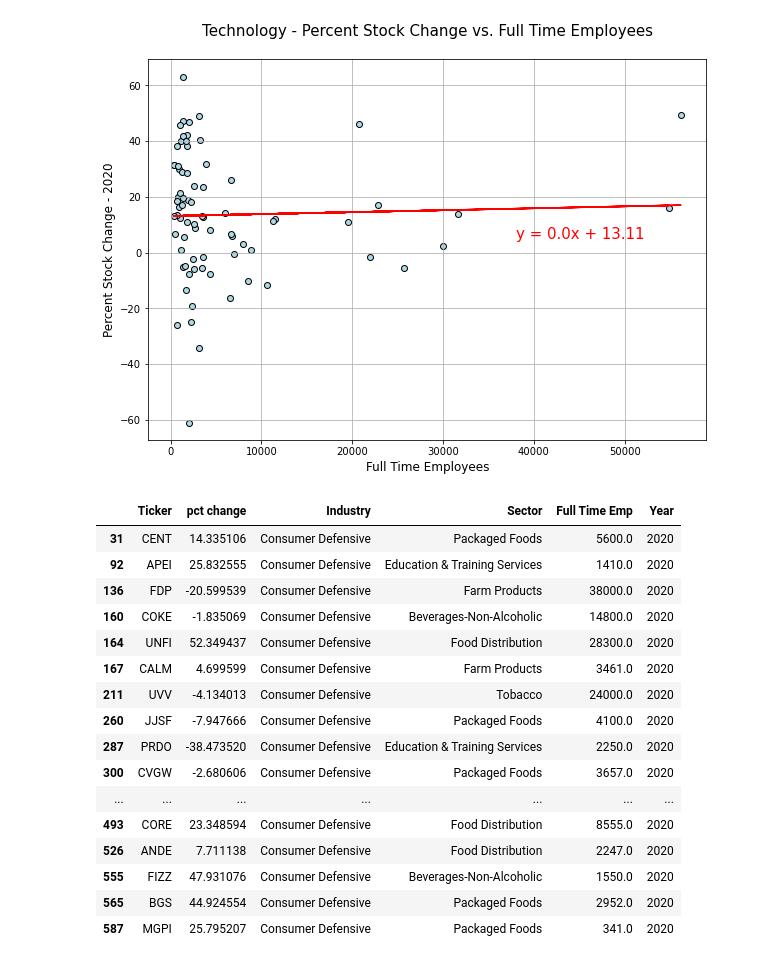
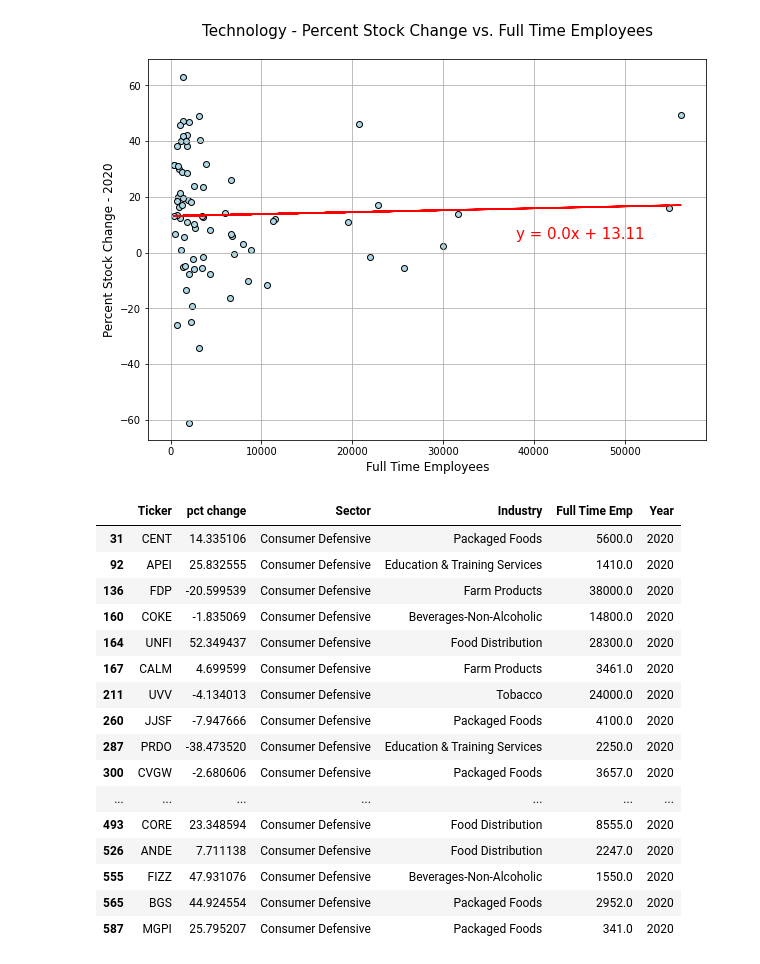
Before and after one commit to andresALLDAY/Project1, a Jupyter notebook: Sectors_vs_Company_Size.ipynb, the cells around one changed output. Cells and saved outputs as stored; diff of their text form; code cells hidden in the pictures.

```diff
--- a/Sectors_vs_Company_Size.ipynb
+++ b/Sectors_vs_Company_Size.ipynb
@@ -137,10 +137,10 @@ The r-squared is: 0.0011318988534242485
 [figure]
 # %%
 # Creating a section from Consumer Defensive
-ticker_ind = ticker2020.loc[ticker2020['Industry'] == 'Consumer Defensive',:]
+ticker_ind = ticker2020.loc[ticker2020['Sector'] == 'Consumer Defensive',:]
 ticker_ind.head(50)
 # %% [output]
-|  | Ticker | pct change | Industry | Sector | Full Time Emp | Year |
+|  | Ticker | pct change | Sector | Industry | Full Time Emp | Year |
 | 31 | CENT | 14.335106 | Consumer Defensive | Packaged Foods | 5600.0 | 2020 |
 | 92 | APEI | 25.832555 | Consumer Defensive | Education & Training Services | 1410.0 | 2020 |
 | 136 | FDP | -20.599539 | Consumer Defensive | Farm Products | 38000.0 | 2020 |
```
Also changed, not shown: parts of 5 cells of this notebook, 1 other file.
